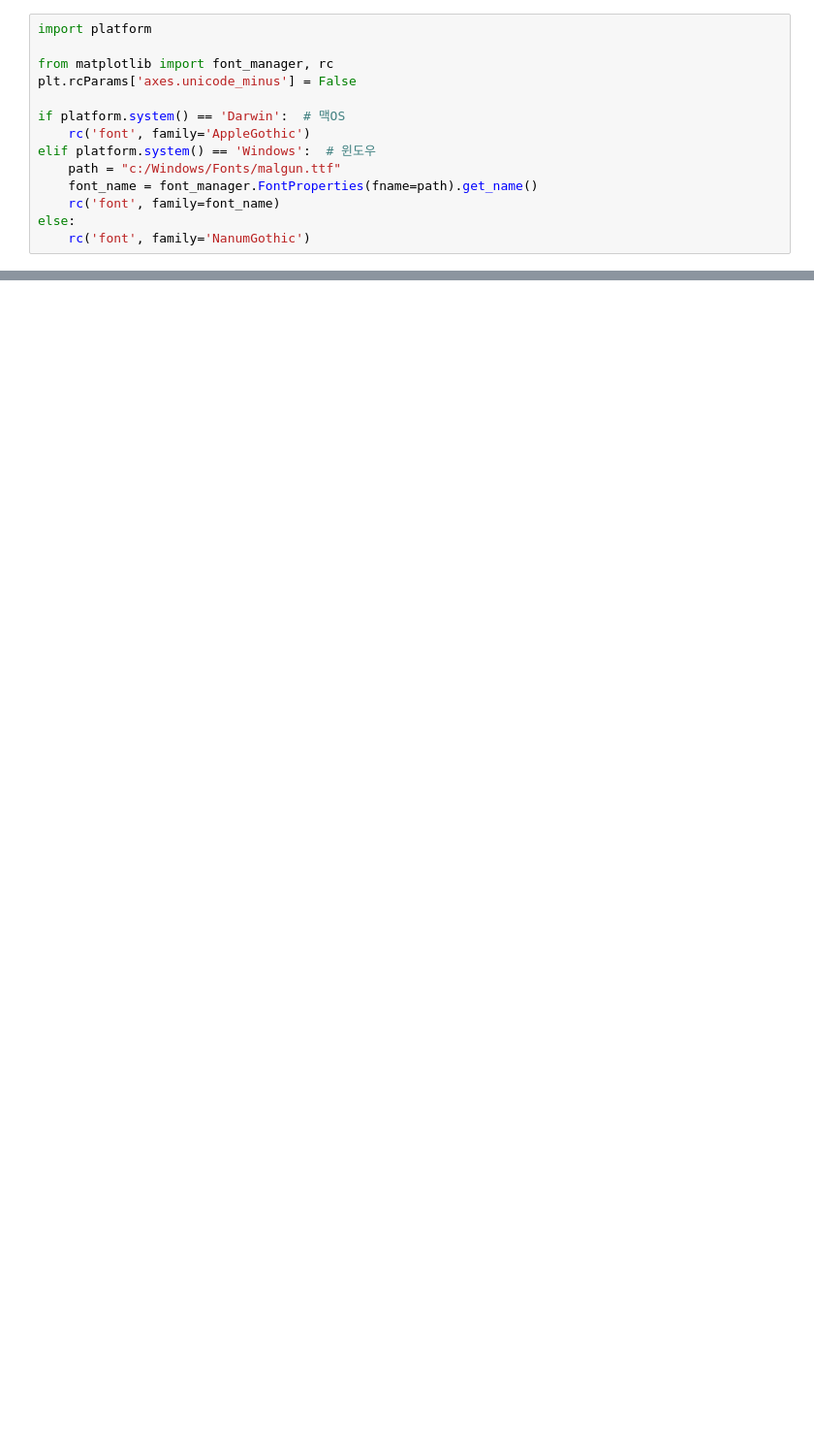
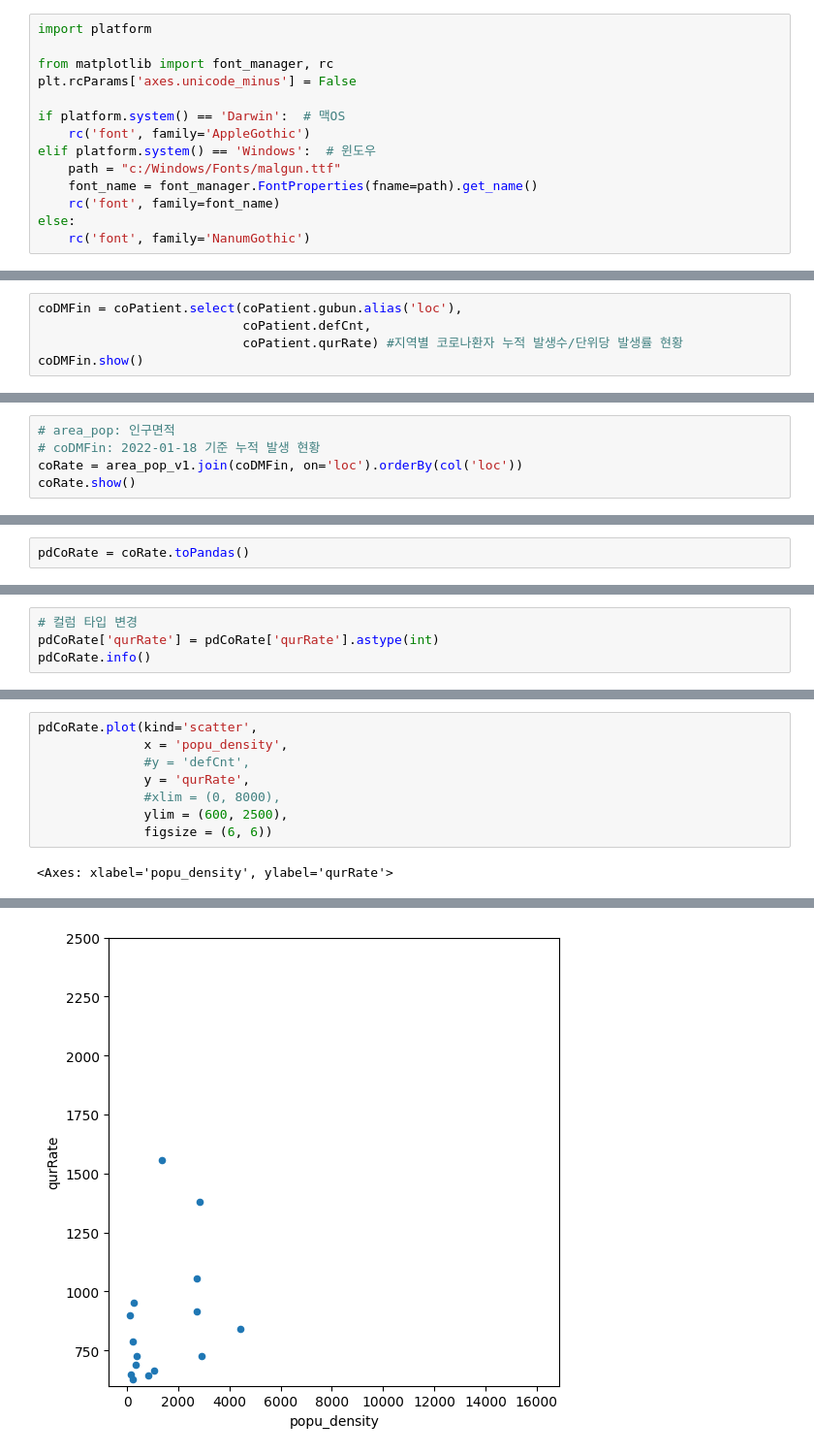
Before and after one commit to tanya-bang/12.Hadoop-Spark, a Jupyter notebook: note/15_Transform.ipynb, the cells around one changed output, grey strips where cells are left out. Shown: that part at 97% size. Saved outputs shown, nothing was run; the diff lists cells and outputs as text; blank space fills up the shorter version.

```diff
--- a/note/15_Transform.ipynb
+++ b/note/15_Transform.ipynb
@@ -37,0 +231,5 @@ else:
+# %%
+coDMFin = coPatient.select(coPatient.gubun.alias('loc'),
+                           coPatient.defCnt,
+                           coPatient.qurRate) #지역별 코로나환자 누적 발생수/단위당 발생률 현황
+coDMFin.show()
@@ -37,0 +258,5 @@ else:
+# %%
+# area_pop: 인구면적
+# coDMFin: 2022-01-18 기준 누적 발생 현황
+coRate = area_pop_v1.join(coDMFin, on='loc').orderBy(col('loc'))
+coRate.show()
@@ -37,0 +291,2 @@ else:
+# %%
+pdCoRate = coRate.toPandas()
@@ -37,0 +307,4 @@ else:
+# %%
+# 컬럼 타입 변경
+pdCoRate['qurRate'] = pdCoRate['qurRate'].astype(int)
+pdCoRate.info()
@@ -37,0 +323,10 @@ else:
+# %%
+pdCoRate.plot(kind='scatter',
+              x = 'popu_density',
+              #y = 'defCnt',
+              y = 'qurRate',
+              #xlim = (0, 8000),
+              ylim = (600, 2500),
+              figsize = (6, 6))
+# %% [output]
+<Axes: xlabel='popu_density', ylabel='qurRate'>
@@ -37,0 +350 @@ else:
+[figure, added]
```
Also changed, not shown: parts of 47 cells of this notebook, 1 other file.
